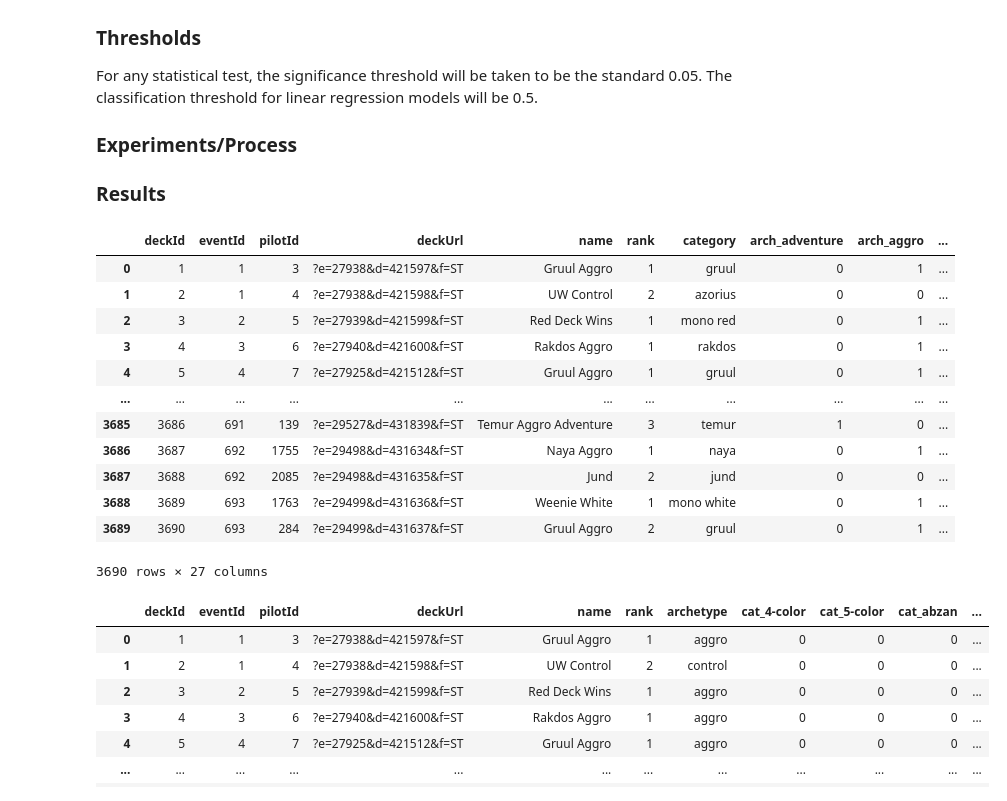
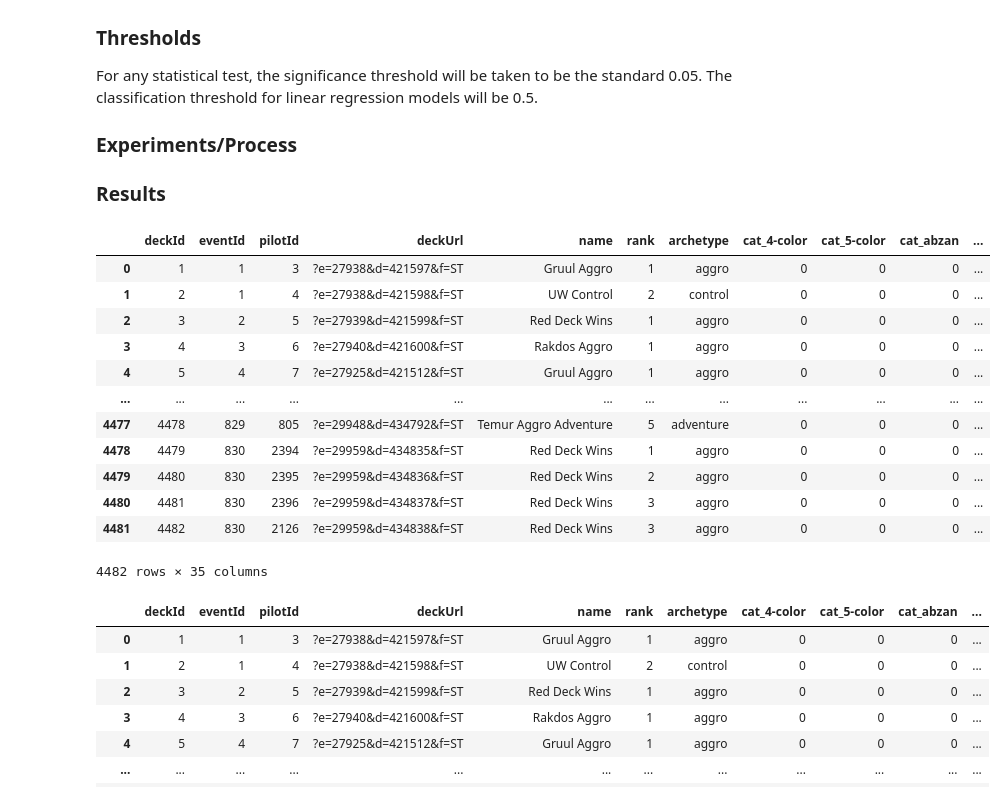
Before and after one commit to greg-martinez44/mtg_scraper, a Jupyter notebook: notebooks/Practicing Regression.ipynb, the cells around one changed output. Drawn from its saved outputs; the diff is of its cells as text; code cells hidden in the pictures.

```diff
--- a/notebooks/Practicing Regression.ipynb
+++ b/notebooks/Practicing Regression.ipynb
@@ -55,23 +55,23 @@ The classification threshold for linear regression models will be 0.5.
 ### Results
 # %%
 # One-hot encoding categorical data in deck_table
-# Start with "Archetypes"
-arch_dummy = pd.get_dummies(deck_table, columns=["archetype"], prefix=["arch"])
+# Start with "Category"
+arch_dummy = pd.get_dummies(deck_table, columns=["category"], prefix=["cat"])
 arch_dummy
 # %% [output]
-|  | deckId | eventId | pilotId | deckUrl | name | rank | category | arch_adventure | arch_aggro | ... |
-| 0 | 1 | 1 | 3 | ?e=27938&d=421597&f=ST | Gruul Aggro | 1 | gruul | 0 | 1 | ... |
-| 1 | 2 | 1 | 4 | ?e=27938&d=421598&f=ST | UW Control | 2 | azorius | 0 | 0 | ... |
-| 2 | 3 | 2 | 5 | ?e=27939&d=421599&f=ST | Red Deck Wins | 1 | mono red | 0 | 1 | ... |
-| 3 | 4 | 3 | 6 | ?e=27940&d=421600&f=ST | Rakdos Aggro | 1 | rakdos | 0 | 1 | ... |
-| 4 | 5 | 4 | 7 | ?e=27925&d=421512&f=ST | Gruul Aggro | 1 | gruul | 0 | 1 | ... |
-| ... | ... | ... | ... | ... | ... | ... | ... | ... | ... | ... |
-| 3685 | 3686 | 691 | 139 | ?e=29527&d=431839&f=ST | Temur Aggro Adventure | 3 | temur | 1 | 0 | ... |
-| 3686 | 3687 | 692 | 1755 | ?e=29498&d=431634&f=ST | Naya Aggro | 1 | naya | 0 | 1 | ... |
-| 3687 | 3688 | 692 | 2085 | ?e=29498&d=431635&f=ST | Jund | 2 | jund | 0 | 0 | ... |
-| 3688 | 3689 | 693 | 1763 | ?e=29499&d=431636&f=ST | Weenie White | 1 | mono white | 0 | 1 | ... |
-| 3689 | 3690 | 693 | 284 | ?e=29499&d=431637&f=ST | Gruul Aggro | 2 | gruul | 0 | 1 | ... |
+|  | deckId | eventId | pilotId | deckUrl | name | rank | archetype | cat_4-color | cat_5-color | cat_abzan | ... |
+| 0 | 1 | 1 | 3 | ?e=27938&d=421597&f=ST | Gruul Aggro | 1 | aggro | 0 | 0 | 0 | ... |
+| 1 | 2 | 1 | 4 | ?e=27938&d=421598&f=ST | UW Control | 2 | control | 0 | 0 | 0 | ... |
+| 2 | 3 | 2 | 5 | ?e=27939&d=421599&f=ST | Red Deck Wins | 1 | aggro | 0 | 0 | 0 | ... |
+| 3 | 4 | 3 | 6 | ?e=27940&d=421600&f=ST | Rakdos Aggro | 1 | aggro | 0 | 0 | 0 | ... |
+| 4 | 5 | 4 | 7 | ?e=27925&d=421512&f=ST | Gruul Aggro | 1 | aggro | 0 | 0 | 0 | ... |
+| ... | ... | ... | ... | ... | ... | ... | ... | ... | ... | ... | ... |
+| 4477 | 4478 | 829 | 805 | ?e=29948&d=434792&f=ST | Temur Aggro Adventure | 5 | adventure | 0 | 0 | 0 | ... |
+| 4478 | 4479 | 830 | 2394 | ?e=29959&d=434835&f=ST | Red Deck Wins | 1 | aggro | 0 | 0 | 0 | ... |
+| 4479 | 4480 | 830 | 2395 | ?e=29959&d=434836&f=ST | Red Deck Wins | 2 | aggro | 0 | 0 | 0 | ... |
+| 4480 | 4481 | 830 | 2396 | ?e=29959&d=434837&f=ST | Red Deck Wins | 3 | aggro | 0 | 0 | 0 | ... |
+| 4481 | 4482 | 830 | 2126 | ?e=29959&d=434838&f=ST | Red Deck Wins | 3 | aggro | 0 | 0 | 0 | ... |
-3690 rows × 27 columns
+4482 rows × 35 columns
 # %%
 # Get One-hot encoding for "Category"
 cat_dummy = pd.get_dummies(deck_table, columns=["category"], prefix="cat")
```
Also changed, not shown: parts of 1 cell of this notebook, 2 other files.
